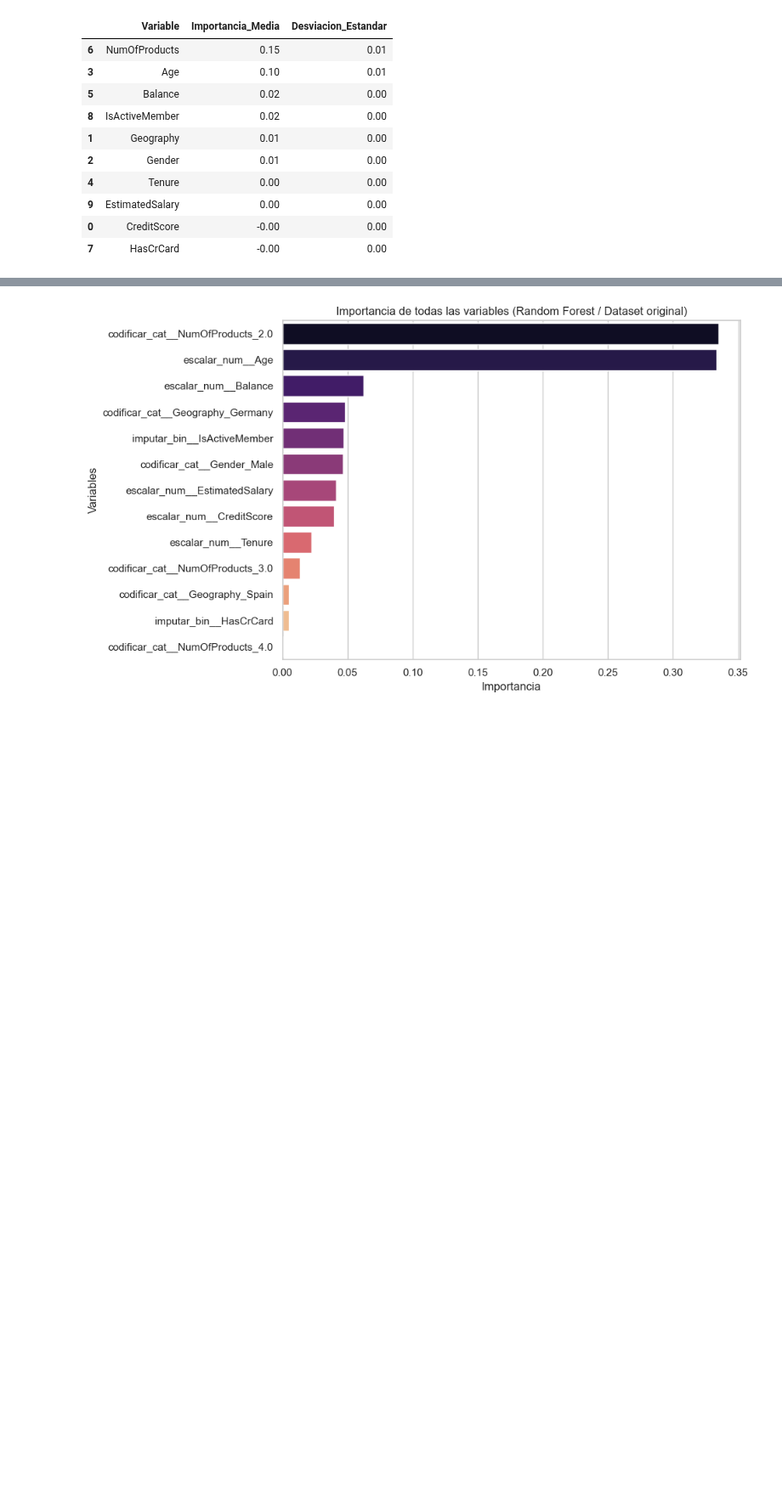
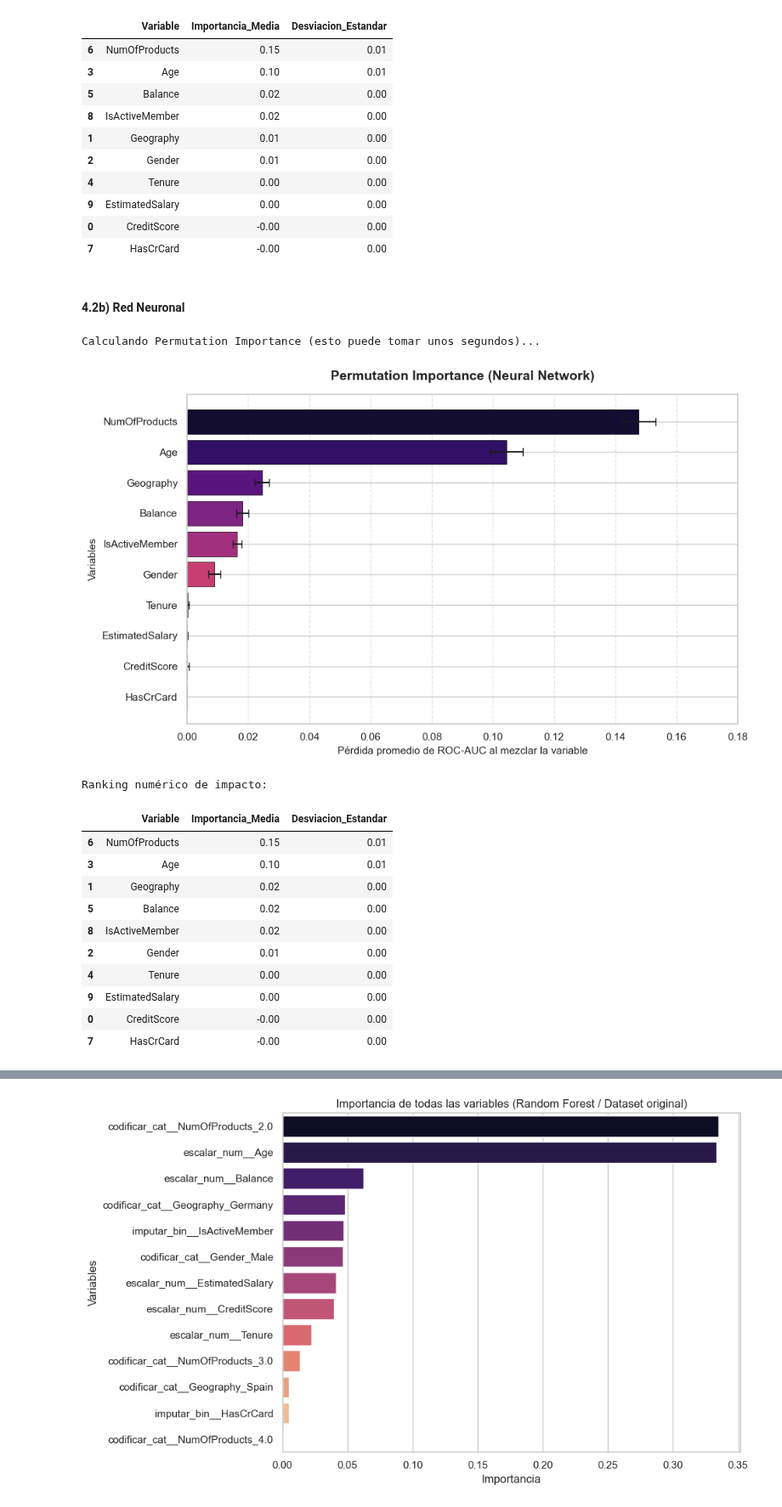
Before and after one commit to estebancardoso96/grupo_3, a Jupyter notebook: Principal_version_4.ipynb, the cells around one changed output, grey strips where cells are left out. Shown at 85% size. Cells and saved outputs as stored; diff of their text form; code cells hidden in the pictures; blank space fills up the shorter version.

Commit message:
version 4 para revision final

```diff
--- a/Principal_version_4.ipynb
+++ b/Principal_version_4.ipynb
@@ -829,3 +831,80 @@ Ranking numérico de impacto:
 | 9 | EstimatedSalary | 0.00 | 0.00 |
 | 0 | CreditScore | -0.00 | 0.00 |
 | 7 | HasCrCard | -0.00 | 0.00 |
+# %% [markdown]
+#### 4.2b) Red Neuronal
+# %%
+# 19. REALIZAR ANALISIS DE IMPORTANCIA DE VARIABLES (PERMUTATION IMPORTANCE) con Neural Network (MLP)
+
+from sklearn.inspection import permutation_importance
+import pandas as pd
+import matplotlib.pyplot as plt
+import seaborn as sns
+
+print("Calculando Permutation Importance (esto puede tomar unos segundos)...")
+
+# 1. Ejecutar Permutation Importance
+# Usamos el mejor modelo (best_estimator_) sobre los datos de prueba
+resultado_permutacion = permutation_importance(
+    estimator=nn_search.best_estimator_,
+    X=X_test,
+    y=y_test,
+    scoring='roc_auc',  # Usamos la misma métrica que en GridSearchCV
+    n_repeats=10,       # Cantidad de veces que se mezcla cada columna para promediar
+    random_state=42,
+    n_jobs=-1           # Usa todos los procesadores disponibles
+)
+
+# 2. Consolidar los resultados en un DataFrame
+df_importancia = pd.DataFrame({
+    'Variable': X_test.columns,
+    'Importancia_Media': resultado_permutacion.importances_mean,
+    'Desviacion_Estandar': resultado_permutacion.importances_std
+})
+
+# Ordenar las variables de mayor a menor importancia
+df_importancia = df_importancia.sort_values(by='Importancia_Media', ascending=False)
+
+# 3. Visualizar los resultados con un Barplot
+plt.figure(figsize=(10, 6))
+
+# Usamos matplotlib puro (plt.barh) que maneja perfectamente los errores pre-calculados (xerr)
+plt.barh(
+    y=df_importancia['Variable'],
+    width=df_importancia['Importancia_Media'],
+    xerr=df_importancia['Desviacion_Estandar'],
+    capsize=4,
+    color=sns.color_palette('magma', len(df_importancia)),
+    edgecolor='black',
+    linewidth=0.5
+)
+
+# Invertir el eje Y para que la variable más importante quede en la parte superior
+plt.gca().invert_yaxis()
+
+plt.title('Permutation Importance (Neural Network)', fontsize=14, fontweight='bold', pad=15)
+plt.xlabel('Pérdida promedio de ROC-AUC al mezclar la variable', fontsize=11)
+plt.ylabel('Variables', fontsize=11)
+plt.grid(axis='x', linestyle='--', alpha=0.5)
+plt.xlim(0, 0.18)
+plt.tight_layout()
+plt.show()
+
+# Mostrar la tabla exacta en pantalla
+print("Ranking numérico de impacto:")
+display(df_importancia)
+# %% [output]
+Calculando Permutation Importance (esto puede tomar unos segundos)...
+[figure, added]
+Ranking numérico de impacto:
+|  | Variable | Importancia_Media | Desviacion_Estandar |
+| 6 | NumOfProducts | 0.15 | 0.01 |
+| 3 | Age | 0.10 | 0.01 |
+| 1 | Geography | 0.02 | 0.00 |
+| 5 | Balance | 0.02 | 0.00 |
+| 8 | IsActiveMember | 0.02 | 0.00 |
+| 2 | Gender | 0.01 | 0.00 |
+| 4 | Tenure | 0.00 | 0.00 |
+| 9 | EstimatedSalary | 0.00 | 0.00 |
+| 0 | CreditScore | -0.00 | 0.00 |
+| 7 | HasCrCard | -0.00 | 0.00 |
```
Also changed, not shown: parts of 49 cells of this notebook.
